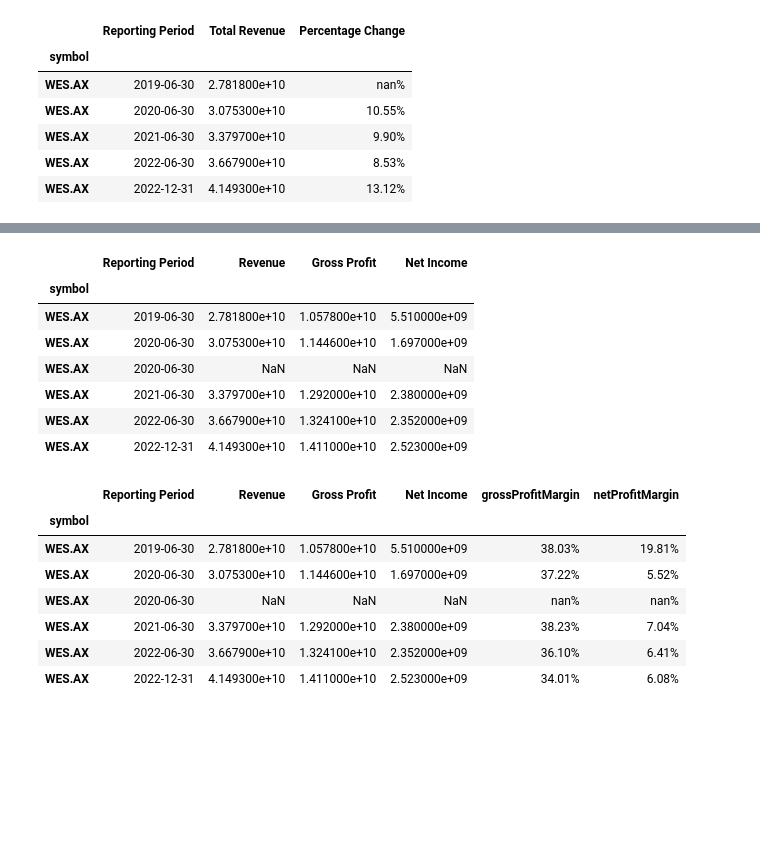
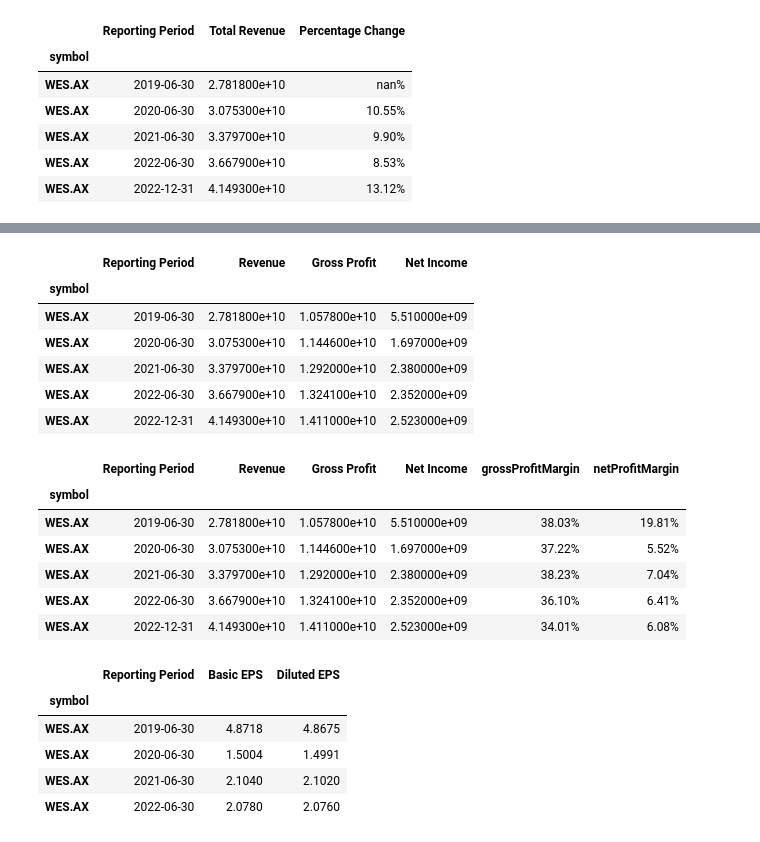
Before and after one commit to mjjohnson94/yahooquery_API, a Jupyter notebook: yahooquery - Income Statement Analysis.ipynb, the cells around one changed output, grey strips where cells are left out. Saved outputs shown, nothing was run; the diff lists cells and outputs as text; code cells hidden in the pictures; blank space fills up the shorter version.

```diff
--- a/yahooquery - Income Statement Analysis.ipynb
+++ b/yahooquery - Income Statement Analysis.ipynb
@@ -155,32 +153,32 @@ netIncomeGrowth
 # %%
 ## Gross & Net Margin ###
 
 ## Create new DataFrame containing relevant information from Income Statement DataFrame
-
 
 # Revenue - object already created in a previous step under name 'revenue'
 
 # Reporting Period - object already created in a previous step under name 'reportingPeriod'
 
 # Gross Profit
 
 grossProfit = incomeStatement['GrossProfit']
 
 # Net Income - object already created in a previous step under name 'netIncome'
 
+# Create the new DataFrame for margin analysis
+# Drop na records - there is one na record present which appears to be a duplicate
+
 marginAnalysis = pd.concat([reportingPeriod, revenue, grossProfit, netIncome],
-                         axis=1, keys=['Reporting Period', 'Revenue', 'Gross Profit', 'Net Income'])
-
+                         axis=1, keys=['Reporting Period', 'Revenue', 'Gross Profit', 'Net Income']).dropna()
 
 # Print results
 
 marginAnalysis
 # %% [output]
 |  | Reporting Period | Revenue | Gross Profit | Net Income |
 | symbol |  |  |  |  |
 | WES.AX | 2019-06-30 | 2.781800e+10 | 1.057800e+10 | 5.510000e+09 |
 | WES.AX | 2020-06-30 | 3.075300e+10 | 1.144600e+10 | 1.697000e+09 |
-| WES.AX | 2020-06-30 | NaN | NaN | NaN |
 | WES.AX | 2021-06-30 | 3.379700e+10 | 1.292000e+10 | 2.380000e+09 |
 | WES.AX | 2022-06-30 | 3.667900e+10 | 1.324100e+10 | 2.352000e+09 |
 | WES.AX | 2022-12-31 | 4.149300e+10 | 1.411000e+10 | 2.523000e+09 |
@@ -204,7 +202,6 @@ marginAnalysis
 | symbol |  |  |  |  |  |  |
 | WES.AX | 2019-06-30 | 2.781800e+10 | 1.057800e+10 | 5.510000e+09 | 38.03% | 19.81% |
 | WES.AX | 2020-06-30 | 3.075300e+10 | 1.144600e+10 | 1.697000e+09 | 37.22% | 5.52% |
-| WES.AX | 2020-06-30 | NaN | NaN | NaN | nan% | nan% |
 | WES.AX | 2021-06-30 | 3.379700e+10 | 1.292000e+10 | 2.380000e+09 | 38.23% | 7.04% |
 | WES.AX | 2022-06-30 | 3.667900e+10 | 1.324100e+10 | 2.352000e+09 | 36.10% | 6.41% |
 | WES.AX | 2022-12-31 | 4.149300e+10 | 1.411000e+10 | 2.523000e+09 | 34.01% | 6.08% |
@@ -216,9 +213,25 @@ marginAnalysis
 # The latter includes all convertible securities (e.g. including employee stock options, bonds, warrants)
 
 # Basic EPS
+
 basic_EPS = incomeStatement['BasicEPS']
 
 # Diluted EPS
+
 diluted_EPS = incomeStatement ['DilutedEPS']
 
 # Reporting Period - object already created in previous step under name 'reportingPeriod'
+
+EPS = pd.concat([reportingPeriod, basic_EPS, diluted_EPS],
+                         axis=1, keys=['Reporting Period', 'Basic EPS', 'Diluted EPS']).dropna()
+
+# Print results
+
+EPS
+# %% [output]
+|  | Reporting Period | Basic EPS | Diluted EPS |
+| symbol |  |  |  |
+| WES.AX | 2019-06-30 | 4.8718 | 4.8675 |
+| WES.AX | 2020-06-30 | 1.5004 | 1.4991 |
+| WES.AX | 2021-06-30 | 2.1040 | 2.1020 |
+| WES.AX | 2022-06-30 | 2.0780 | 2.0760 |
```
Also changed, not shown: parts of 3 cells of this notebook.
